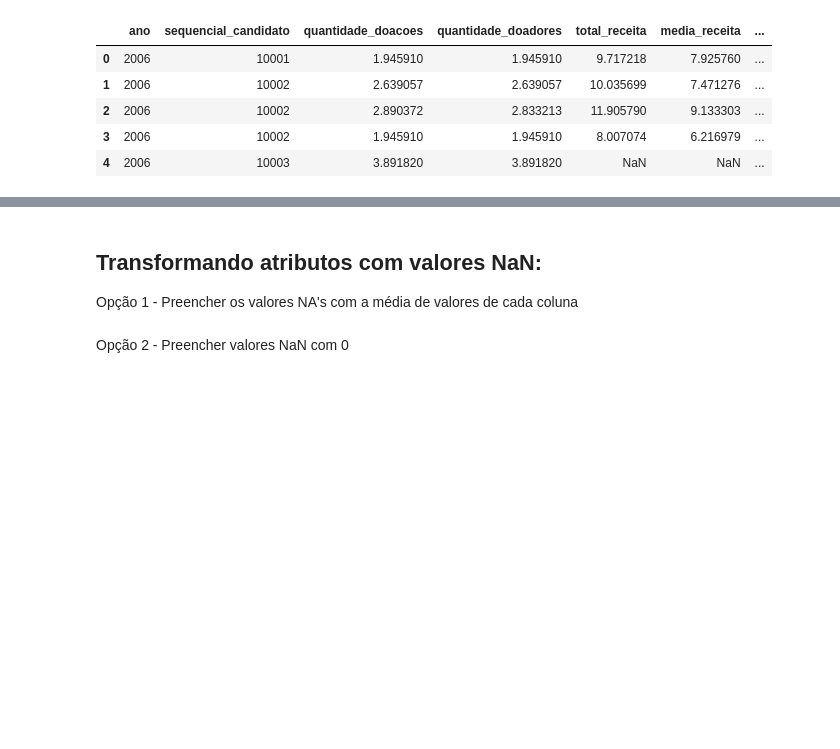
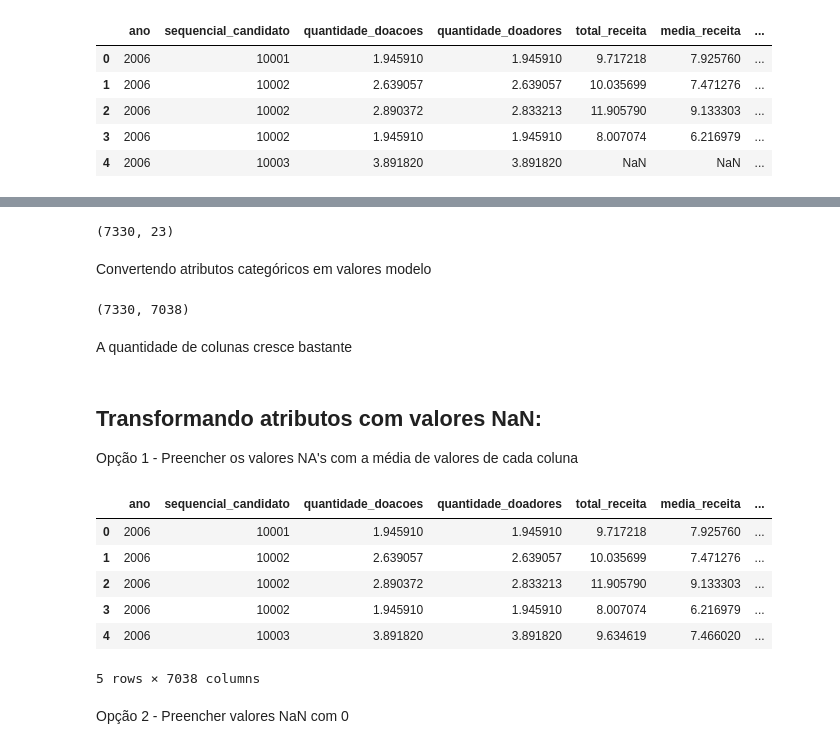
Before and after one commit to Lorenaps/aprendizagem-maquina, a Jupyter notebook: previsao_votacao_deputados/previsao_votacao_deputados.ipynb, the cells around one changed output, grey strips where cells are left out. Cells and saved outputs as stored; diff of their text form; code cells hidden in the pictures; blank space fills up the shorter version.

```diff
--- a/previsao_votacao_deputados/previsao_votacao_deputados.ipynb
+++ b/previsao_votacao_deputados/previsao_votacao_deputados.ipynb
@@ -203,8 +198,30 @@ eleicoes[numeric_features][:5]
+# %%
+eleicoes.shape
+# %% [output]
+(7330, 23)
+# %% [markdown]
+Convertendo atributos categóricos em valores modelo
+# %%
+eleicoes = pd.get_dummies(eleicoes)
+eleicoes.shape
+# %% [output]
+(7330, 7038)
+# %% [markdown]
+A quantidade de colunas cresce bastante
 # %% [markdown]
 ## Transformando atributos com valores NaN:
 Opção 1 - Preencher os valores NA's com a média de valores de cada coluna
 # %%
 eleicoes_mean = eleicoes.fillna(eleicoes.mean())
+eleicoes_mean[:5]
+# %% [output]
+|  | ano | sequencial_candidato | quantidade_doacoes | quantidade_doadores | total_receita | media_receita | ... |
+| 0 | 2006 | 10001 | 1.945910 | 1.945910 | 9.717218 | 7.925760 | ... |
+| 1 | 2006 | 10002 | 2.639057 | 2.639057 | 10.035699 | 7.471276 | ... |
+| 2 | 2006 | 10002 | 2.890372 | 2.833213 | 11.905790 | 9.133303 | ... |
+| 3 | 2006 | 10002 | 1.945910 | 1.945910 | 8.007074 | 6.216979 | ... |
+| 4 | 2006 | 10003 | 3.891820 | 3.891820 | 9.634619 | 7.466020 | ... |
+5 rows × 7038 columns
 # %% [markdown]
 Opção 2 - Preencher valores NaN com 0
 # %%
```
Also changed, not shown: parts of 28 cells of this notebook.
